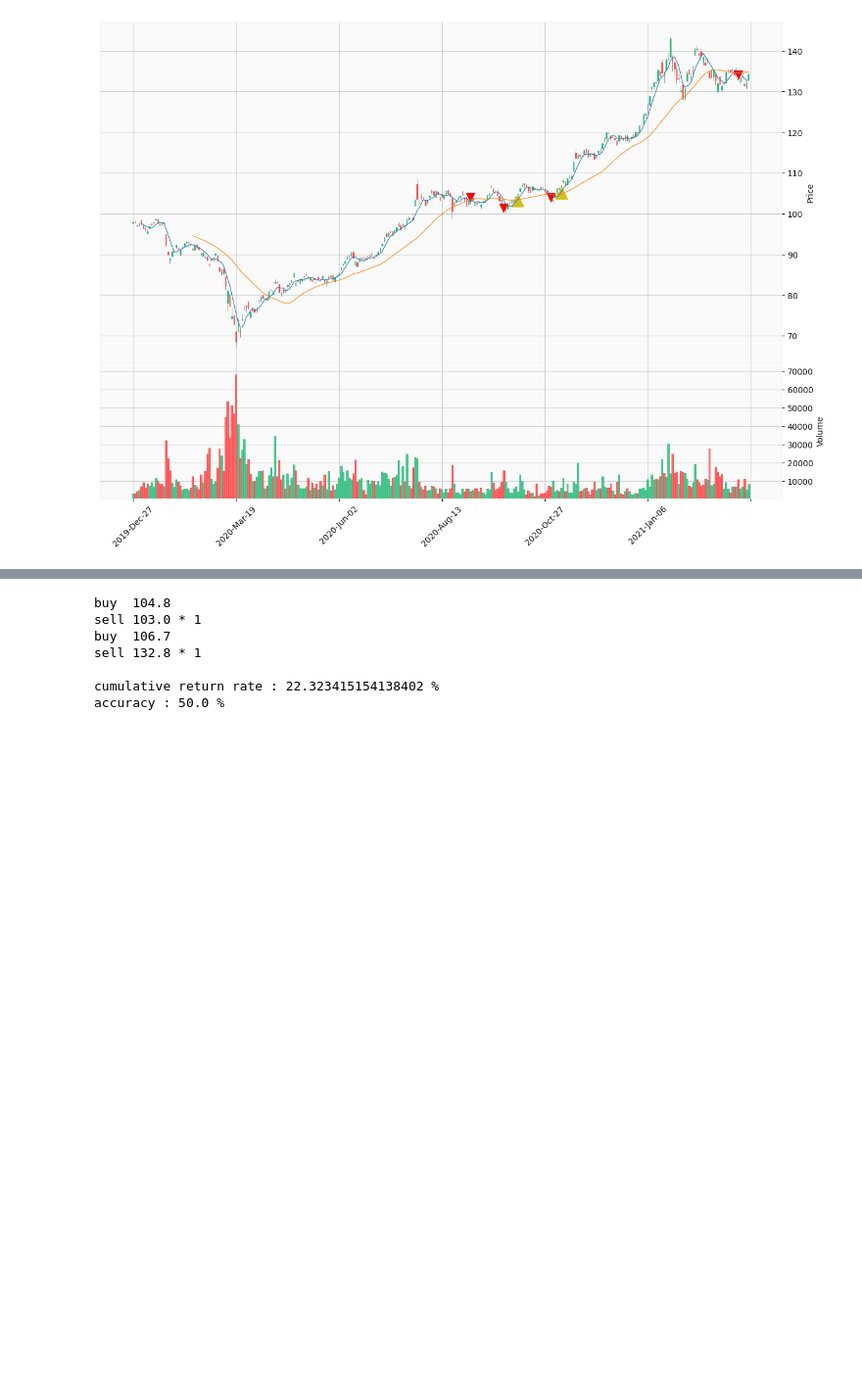
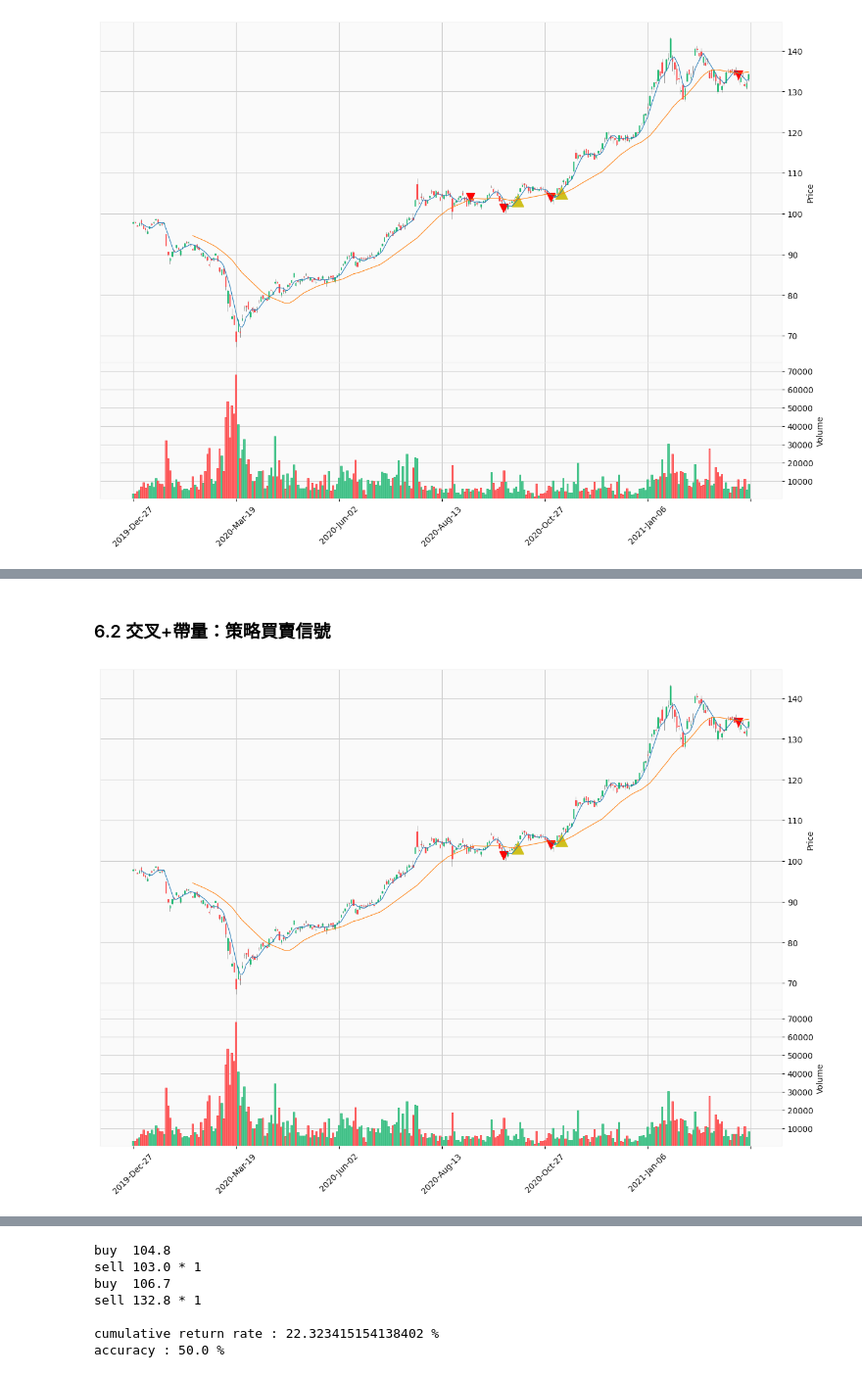
Before and after one commit to a23956491z/backtesting-project, a Jupyter notebook: production/MA/explanation.ipynb, the cells around one changed output, grey strips where cells are left out. Shown: that part at 98% size. Saved outputs shown, nothing was run; the diff lists cells and outputs as text; code cells hidden in the pictures; blank space fills up the shorter version.

Commit message:
Production: MA add strat. CrossOver + Volume
adding 1 strategy which is crossover + selling with volume
the volume should be higher than average volume in 5 days

```diff
--- a/production/MA/explanation.ipynb
+++ b/production/MA/explanation.ipynb
@@ -235 +250,77 @@ mpf.plot(data,
+# %% [markdown]
+### 6.2 交叉+帶量：策略買賣信號
+# %%
+# make a copy from ticker
+data = ticker
+
+MOVING_WINDOW_1 = 5
+MOVING_WINDOW_2 = 30
+# calculate moving average by pandas.DataFrame.rolling()
+data['ma_5'] = data['Close'].rolling(MOVING_WINDOW_1).mean()
+data['ma_30'] = data['Close'].rolling(MOVING_WINDOW_2).mean()
+data['vol_30'] = data['Volume'].rolling(MOVING_WINDOW_1).mean()
+
+# initialize 'buy' & 'sell' column by filling with 0
+data['buy'] = np.zeros(ticker.shape[0])
+data['sell'] = np.zeros(ticker.shape[0])
+
+
+sell_buy_status = 0
+# the beginning data of MA is nan
+# so we skip those data
+for i in range(MOVING_WINDOW_2, data.shape[0]):
+
+    if(data['Close'][i] > data['Open'][i]):
+
+        #print(data['Volume'][i])
+        # Close price crossover the MA indicator upward
+        if (((data.iloc[i]['ma_5'] > data.iloc[i]['ma_30']) and
+             (data.iloc[i-1]['ma_5'] < data.iloc[i-1]['ma_30'])) and
+             (data.iloc[i]['ma_5'] > data.iloc[i-1]['ma_5'])):
+
+            # data['buy'][i] = 1
+            #   is a simple version of this line of code
+            #   however "chained indexing" should be avoided
+            #   while we are setting value.
+            #   checkout reference to see more.
+            data.loc[(data.index[i], 'buy')] = 1
+
+    # Close price crossover the MA indicator downward
+    if(data['Close'][i] < data['Open'][i] and
+       data['Volume'][i] > data['vol_30'][i]):
+        if (((data.iloc[i]['ma_5'] < data.iloc[i]['ma_30']) and
+             (data.iloc[i-1]['ma_5'] > data.iloc[i-1]['ma_30'])) and
+             (data.iloc[i]['ma_5'] < data.iloc[i-1]['ma_5'])):
+
+            data.loc[(data.index[i], 'sell')] = 1
+
+
+plots = []
+
+# the position in graph
+buy, sell = [], []
+
+# adjust the position to avoid signals block the lines
+for index, row in data.iterrows():
+    buy.append(row['Close']*0.985 if row['buy'] else np.nan)
+    sell.append(row['Close']*1.01 if row['sell'] else np.nan)
+
+# np.isnan(sell) determine the value is nan or not
+# count_nonzero(np.isnan(sell)) counts how many nan we have
+# if nan amount equal the length of array, we don't have sell record
+if not np.count_nonzero(np.isnan(sell)) == len(sell):
+    plots.append(mpf.make_addplot(sell , type = 'scatter', color = 'red', marker = 'v', markersize = 100))
+
+if not np.count_nonzero(np.isnan(buy)) == len(buy):
+    plots.append(mpf.make_addplot(buy , type = 'scatter', color = '#cfc01d', marker = '^', markersize = 200))
+
+mpf.plot(data,
+            addplot = plots,
+            type='candle',       # candlestick chart of stock price
+            mav = (MOVING_WINDOW_1, MOVING_WINDOW_2), # mav is moving average window
+            volume=True,         # plots trading volume as well
+            figscale=2,          # make graph twice bigger
+            style='yahoo')       # color scheme using 'yahoo' style
+# %% [output]
+[figure, added]
 # %% [markdown]
```
Also changed, not shown: parts of 5 cells of this notebook.
